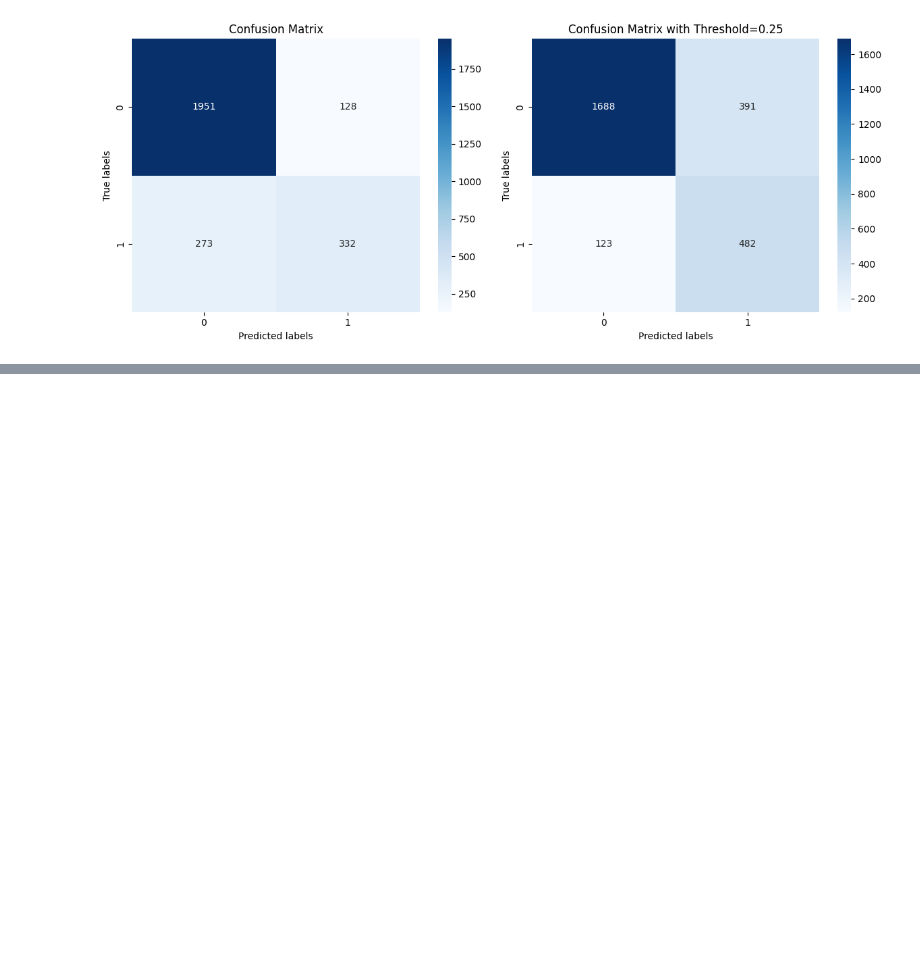
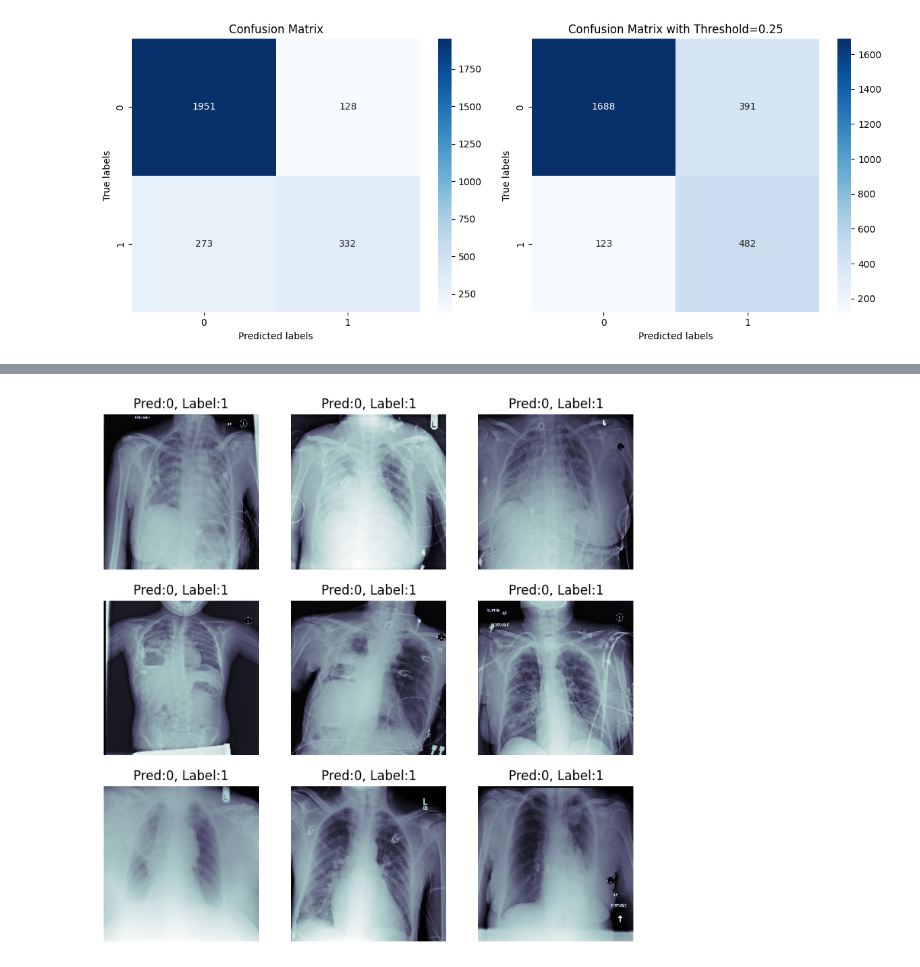
Before and after one commit to LauShang/rsna-pneumonia-detection-challenge, a Jupyter notebook: 2-Train.ipynb, the cells around one changed output, grey strips where cells are left out. Saved outputs shown, nothing was run; the diff lists cells and outputs as text; code cells hidden in the pictures; blank space fills up the shorter version.

```diff
--- a/2-Train.ipynb
+++ b/2-Train.ipynb
@@ -446,0 +499,11 @@ for i in range(3):
+# %%
+fig, axis = plt.subplots(3, 3, figsize=(9, 9))
+
+for i in range(3):
+    for j in range(3):
+        rnd_idx = false_negatives_indices[np.random.randint(0, len(false_negatives_indices))]
+        axis[i][j].imshow(val_dataset[rnd_idx][0][0], cmap="bone")
+        axis[i][j].set_title(f"Pred:{int(preds[rnd_idx] > 0.5)}, Label:{labels[rnd_idx]}")
+        axis[i][j].axis("off")
+# %% [output]
+[figure, added]
```
Also changed, not shown: parts of 7 cells of this notebook, 2 other files.
